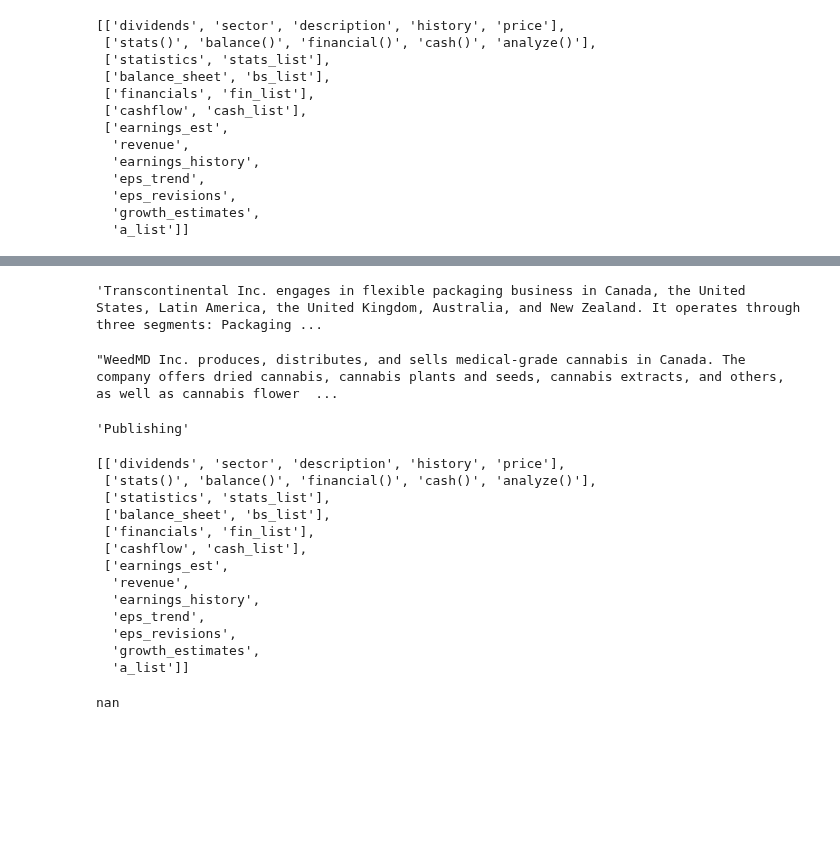
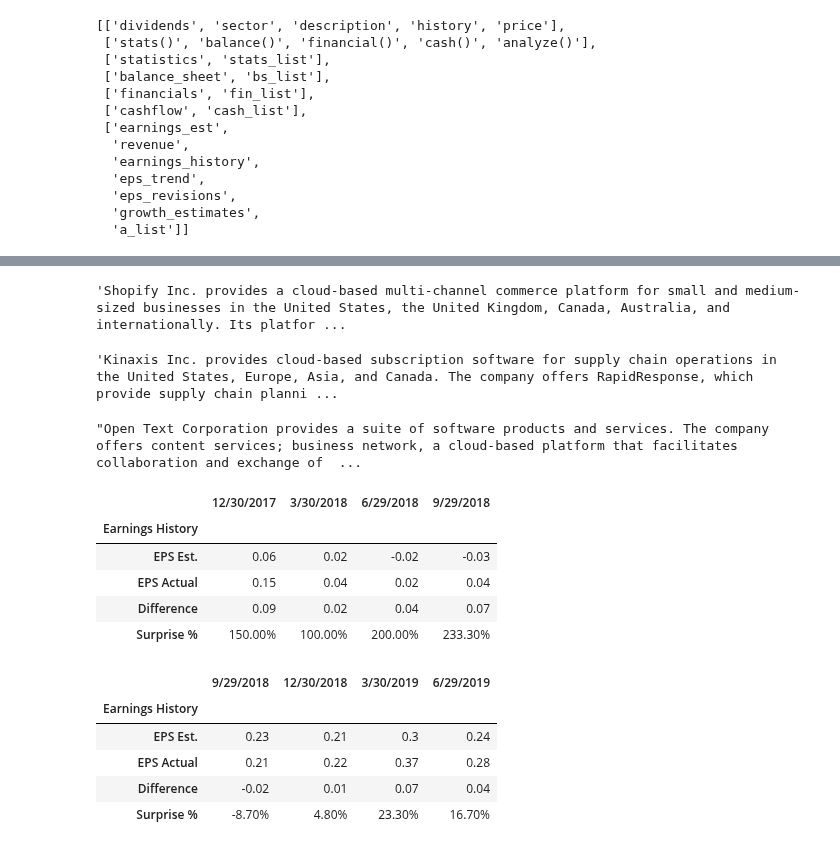
Before and after one commit to dray89/finance_python, a Jupyter notebook: Instructions_Example.ipynb, the cells around one changed output, grey strips where cells are left out. Drawn from its saved outputs; the diff is of its cells as text; code cells hidden in the pictures; blank space fills up the shorter version.

```diff
--- a/Instructions_Example.ipynb
+++ b/Instructions_Example.ipynb
@@ -111,32 +110,30 @@ two.price
 # %%
-one.description
+shop.description
 # %% [output]
-'Transcontinental Inc. engages in flexible packaging business in Canada, the United States, Latin America, the United Kingdom, Australia, and New Zealand. It operates through three segments: Packaging ...
+'Shopify Inc. provides a cloud-based multi-channel commerce platform for small and medium-sized businesses in the United States, the United Kingdom, Canada, Australia, and internationally. Its platfor ...
 # %%
-two.description
+kxs.description
 # %% [output]
-"WeedMD Inc. produces, distributes, and sells medical-grade cannabis in Canada. The company offers dried cannabis, cannabis plants and seeds, cannabis extracts, and others, as well as cannabis flower  ...
+'Kinaxis Inc. provides cloud-based subscription software for supply chain operations in the United States, Europe, Asia, and Canada. The company offers RapidResponse, which provide supply chain planni ...
-# %%
-one.sector
-# %% [output]
-'Publishing'
-# %%
-one.attributes
-# %% [output]
-[['dividends', 'sector', 'description', 'history', 'price'],
- ['stats()', 'balance()', 'financial()', 'cash()', 'analyze()'],
- ['statistics', 'stats_list'],
- ['balance_sheet', 'bs_list'],
- ['financials', 'fin_list'],
- ['cashflow', 'cash_list'],
- ['earnings_est',
-  'revenue',
-  'earnings_history',
-  'eps_trend',
-  'eps_revisions',
-  'growth_estimates',
-  'a_list']]
+# %%
+otex.description
+# %% [output]
+"Open Text Corporation provides a suite of software products and services. The company offers content services; business network, a cloud-based platform that facilitates collaboration and exchange of  ...
 # %%
-one.earnings_history
+shop.earnings_history
 # %% [output]
-nan
+|  | 12/30/2017 | 3/30/2018 | 6/29/2018 | 9/29/2018 |
+| Earnings History |  |  |  |  |
+| EPS Est. | 0.06 | 0.02 | -0.02 | -0.03 |
+| EPS Actual | 0.15 | 0.04 | 0.02 | 0.04 |
+| Difference | 0.09 | 0.02 | 0.04 | 0.07 |
+| Surprise % | 150.00% | 100.00% | 200.00% | 233.30% |
+# %%
+kxs.earnings_history
+# %% [output]
+|  | 9/29/2018 | 12/30/2018 | 3/30/2019 | 6/29/2019 |
+| Earnings History |  |  |  |  |
+| EPS Est. | 0.23 | 0.21 | 0.3 | 0.24 |
+| EPS Actual | 0.21 | 0.22 | 0.37 | 0.28 |
+| Difference | -0.02 | 0.01 | 0.07 | 0.04 |
+| Surprise % | -8.70% | 4.80% | 23.30% | 16.70% |
```
Also changed, not shown: parts of 27 cells of this notebook.
